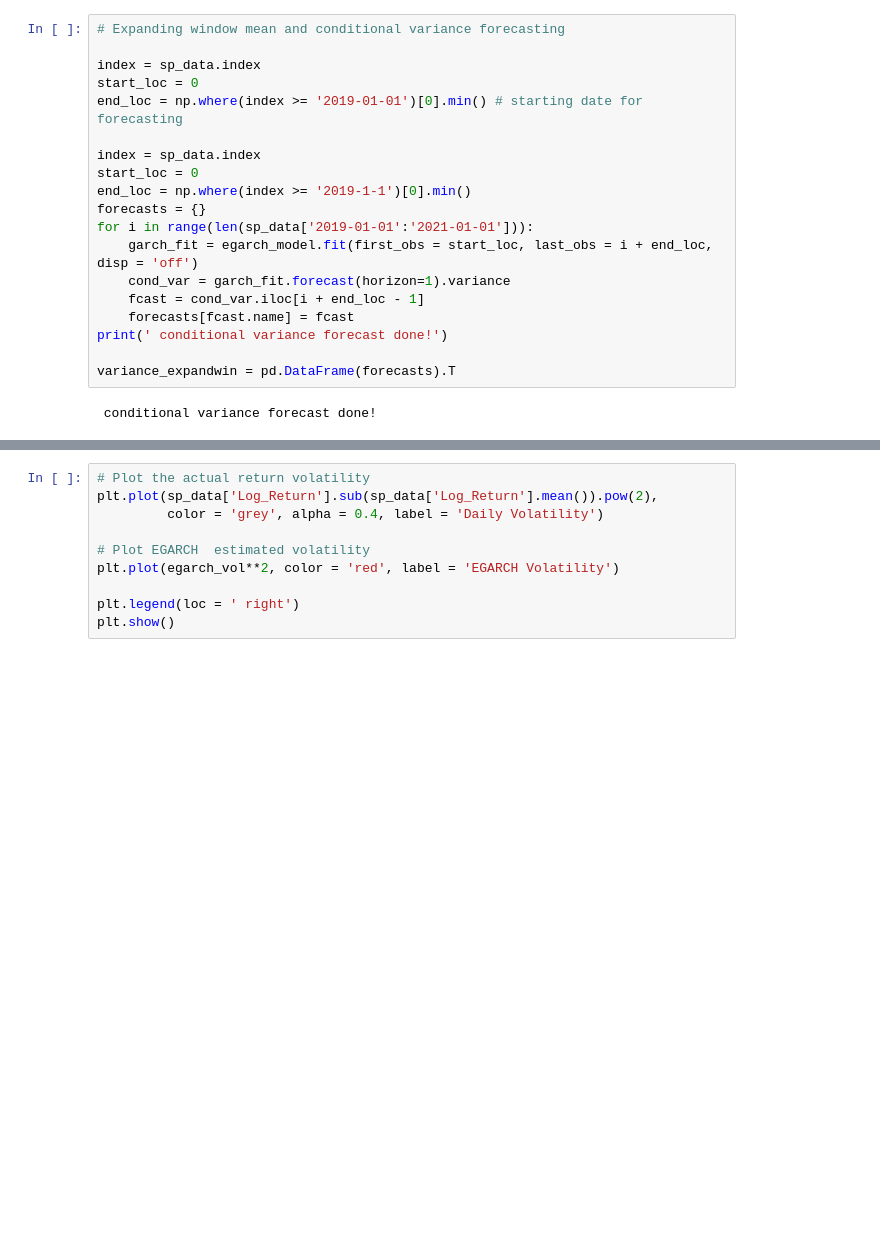
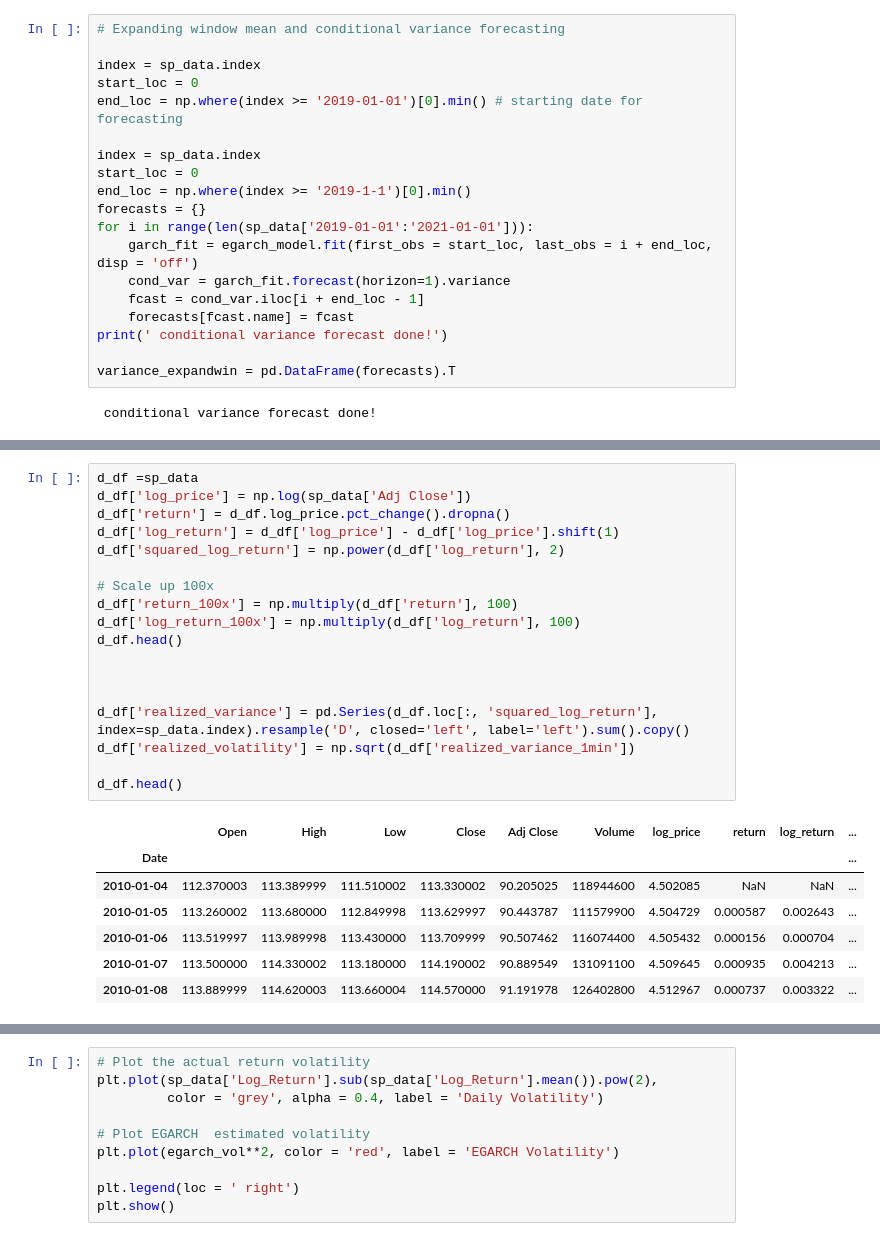
Before and after one commit to MehrdadHeyrani/Value-at-Risk-VaR-Modeling-in-Python, a Jupyter notebook: VaR_and_Volatility_Forecasting.ipynb, the cells around one changed output, grey strips where cells are left out. Saved outputs shown, nothing was run; the diff lists cells and outputs as text; blank space fills up the shorter version.

```diff
--- a/VaR_and_Volatility_Forecasting.ipynb
+++ b/VaR_and_Volatility_Forecasting.ipynb
@@ -564,0 +601,26 @@ Mean Squared Error (MSE): 14.59
+# %%
+d_df =sp_data
+d_df['log_price'] = np.log(sp_data['Adj Close'])
+d_df['return'] = d_df.log_price.pct_change().dropna()
+d_df['log_return'] = d_df['log_price'] - d_df['log_price'].shift(1)
+d_df['squared_log_return'] = np.power(d_df['log_return'], 2)
+
+# Scale up 100x
+d_df['return_100x'] = np.multiply(d_df['return'], 100)
+d_df['log_return_100x'] = np.multiply(d_df['log_return'], 100)
+d_df.head()
+
+
+
+d_df['realized_variance'] = pd.Series(d_df.loc[:, 'squared_log_return'], index=sp_data.index).resample('D', closed='left', label='left').sum().copy()
+d_df['realized_volatility'] = np.sqrt(d_df['realized_variance_1min'])
+
+d_df.head()
+# %% [output]
+|  | Open | High | Low | Close | Adj Close | Volume | log_price | return | log_return | ... |
+| Date |  |  |  |  |  |  |  |  |  | ... |
+| 2010-01-04 | 112.370003 | 113.389999 | 111.510002 | 113.330002 | 90.205025 | 118944600 | 4.502085 | NaN | NaN | ... |
+| 2010-01-05 | 113.260002 | 113.680000 | 112.849998 | 113.629997 | 90.443787 | 111579900 | 4.504729 | 0.000587 | 0.002643 | ... |
+| 2010-01-06 | 113.519997 | 113.989998 | 113.430000 | 113.709999 | 90.507462 | 116074400 | 4.505432 | 0.000156 | 0.000704 | ... |
+| 2010-01-07 | 113.500000 | 114.330002 | 113.180000 | 114.190002 | 90.889549 | 131091100 | 4.509645 | 0.000935 | 0.004213 | ... |
+| 2010-01-08 | 113.889999 | 114.620003 | 113.660004 | 114.570000 | 91.191978 | 126402800 | 4.512967 | 0.000737 | 0.003322 | ... |
```
Also changed, not shown: parts of 21 cells of this notebook.
